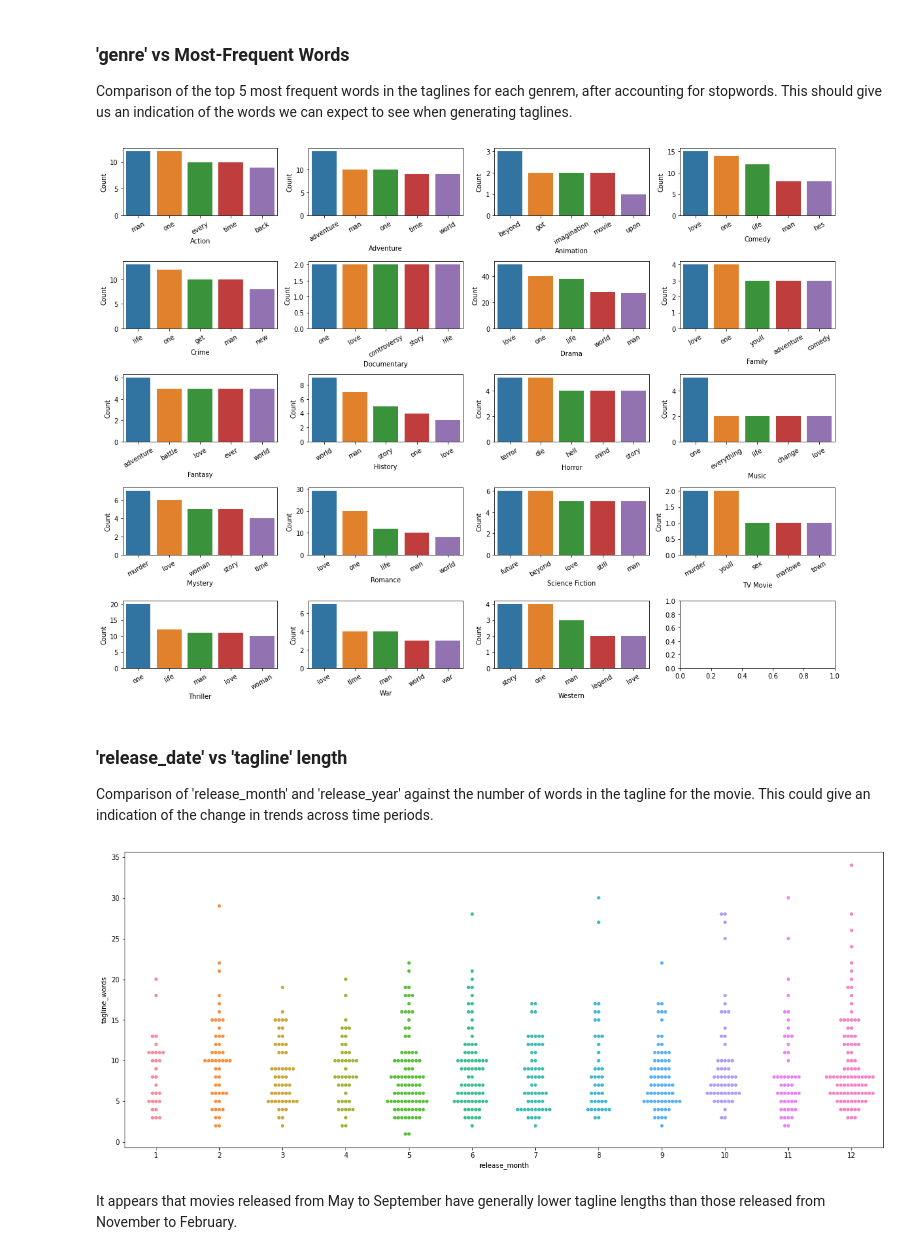
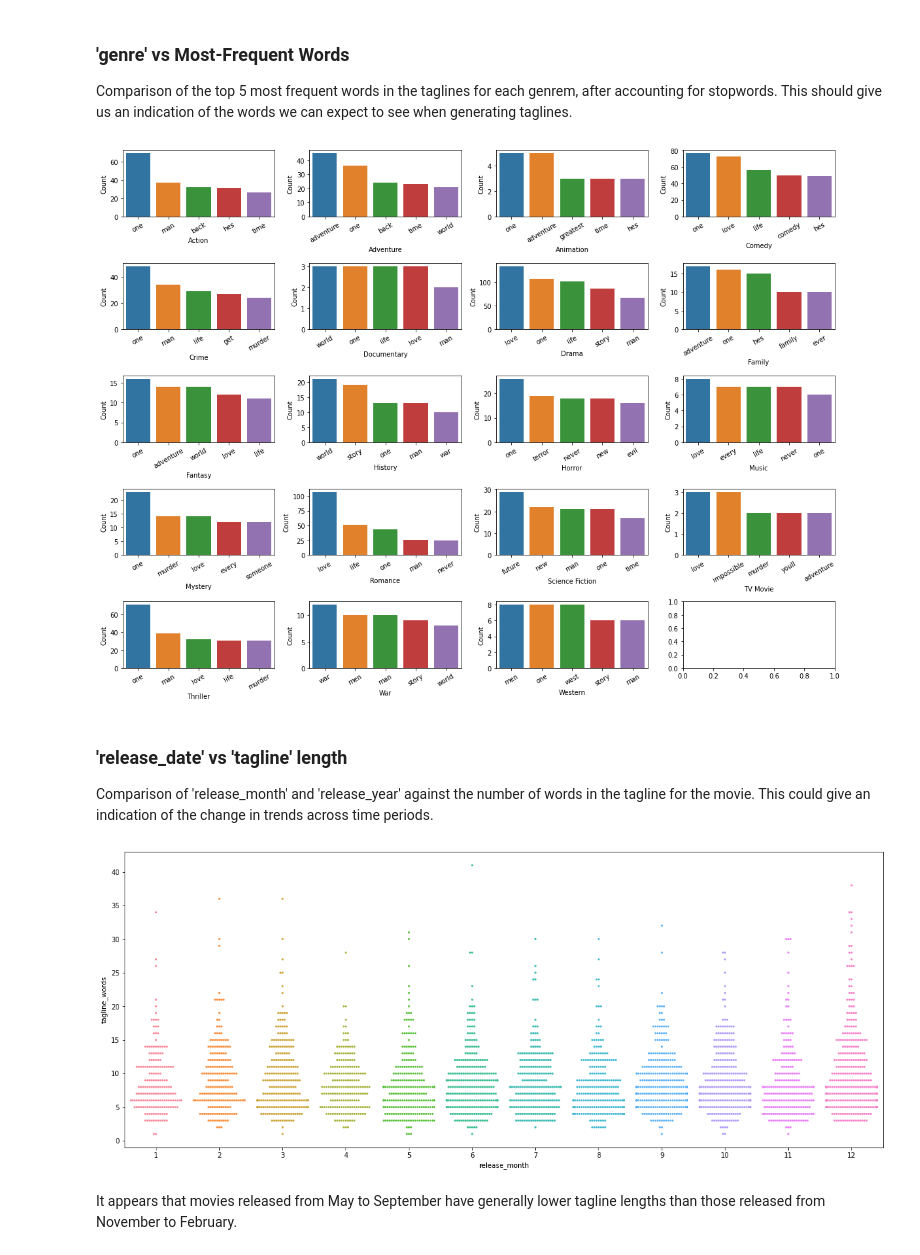
Before and after one commit to Benjamintdk/DSAI-Project, a Jupyter notebook: 01_eda.ipynb, the cells around one changed output. Saved outputs shown, nothing was run; the diff lists cells and outputs as text; code cells hidden in the pictures.

```diff
--- a/01_eda.ipynb
+++ b/01_eda.ipynb
@@ -452,24 +450,22 @@ As evident in the above plot, most of the most-frequent words contribute little
 
 # Most frequent word without stopwords function definition
 
-def freq_words_sw(df, df_sw, var, num):
-    import re
-    from collections import Counter
+def freq_words_sw(df, sw, var, num):
 
     tmpStr = ""
     for i in range(len(df)):
         tmpStr = tmpStr + " " + re.sub(r'[^\w\s]', '', df.iloc[i, df.columns.get_loc(var)])
 
     tmpList = tmpStr.lower().split()
-    Counter = Counter(tmpList)
-    most_freq = Counter.most_common()
+    counter = Counter(tmpList)
+    most_freq = counter.most_common()
 
     df_freq = pd.DataFrame(most_freq, columns =['Word', 'Count'])
 
     i = 0
     while i < len(df_freq):
         tmpStr = df_freq.iloc[i, df_freq.columns.get_loc('Word')]
-        if tmpStr in df_sw.values:
+        if tmpStr in sw:
             df_freq = df_freq.drop(index=df_freq.iloc[i].name)
             i = i - 1
         i = i + 1
@@ -478,9 +474,9 @@ def freq_words_sw(df, df_sw, var, num):
 # %%
 # import stopwords csv and generate new list
 
-df_sw = pd.read_csv('NLTK_sw.csv', header=None)
+sw = stopwords.words('english')
 
-o_top_10_sw = freq_words_sw(df1, df_sw, 'overview',10)
+o_top_10_sw = freq_words_sw(df1, sw, 'overview',10)
 
 f = plt.figure(figsize=(20, 8))
 ax = sb.barplot(x="Count", y="Word", data=o_top_10_sw)
@@ -498,6 +494,7 @@ We will first visualise the distribution of word counts for the taglines.
 # %%
 # number of words in tagline
 
+df1.dropna(subset=["tagline"], inplace=True)
 df1["tagline_words"] = 0
 
 for i in range(len(df1)):
@@ -516,11 +513,11 @@ f, axes = plt.subplots(1, 3, figsize=(24, 6))
 
 ax = sb.countplot(x="tagline_words", data=df1,ax = axes[0])
 
-g = sb.boxplot(data = df1["tagline_words"], orient = "h", ax = axes[1])
+g = sb.boxplot(data = df1[["tagline_words"]], orient = "h", ax = axes[1])
 g.set(yticklabels=[])
 g.set_xlabel('tagline_words')
 
-g = sb.violinplot(data = df1["tagline_words"], orient = "h", ax = axes[2])
+g = sb.violinplot(data = df1[["tagline_words"]], orient = "h", ax = axes[2])
 g.set(yticklabels=[])
 g.set_xlabel('tagline_words')
 # %% [output]
@@ -578,14 +575,14 @@ Comparison of genres against the number of words in the tagline for the movie. T
 # %%
 # genre vs number of words in tagline
 
-f, axes = plt.subplots(5, 4, figsize=(20, 24))
+f, axes = plt.subplots(5, 4, figsize=(40, 48))
 
 count = 0
 for var in df_genre:
     df_tmp = df1.loc[df1[var] == 1].copy()
     df_tmp.loc[:,var] = df_tmp.loc[:,var].astype("category")
 
-    ax1 = sb.swarmplot(x="tagline_words", y=var, data=df_tmp, ax=axes[int(count/4), int(count%4)])
+    ax1 = sb.swarmplot(x="tagline_words", y=var, data=df_tmp, ax=axes[int(count/4), int(count%4)], size=3)
     ax1.set_xticks(range(0,35))
     ax1.xaxis.set_major_locator(tc.MultipleLocator(5))
     ax1.xaxis.set_major_formatter(tc.ScalarFormatter())
@@ -601,20 +598,20 @@ Comparison of the top 5 most frequent words in the taglines for each genrem, aft
 # %%
 # genre vs number of words in tagline
 
 f, axes = plt.subplots(5, 4, figsize=(16, 12))
 
 count = 0
 for var in df_genre:
     df_tmp = df1[df1[var] == 1]
-    g_top_5_sw = freq_words_sw(df_tmp, df_sw, 'tagline', 5)
+    g_top_5_sw = freq_words_sw(df_tmp, sw, 'tagline', 5)
     ax1 = sb.barplot(y="Count", x="Word", data=g_top_5_sw, ax=axes[int(count/4), int(count%4)])
     ax1.set(xlabel=var)
     plt.setp(ax1.get_xticklabels(), rotation=30)
     count = count+1
 
 plt.tight_layout()
 # %% [output]
-[figure, old version]
+[figure, new version]
 # %% [markdown]
 ### 'release_date' vs 'tagline' length
 Comparison of 'release_month' and 'release_year' against the number of words in the tagline for the movie. This could give an indication of the change in trends across time periods.
@@ -622,9 +619,9 @@ Comparison of 'release_month' and 'release_year' against the number of words in
 # release month vs number of words in tagline
 
 f = plt.figure(figsize=(20, 8))
-ax2 = sb.swarmplot(x='release_month', y="tagline_words", data=df1)
+ax2 = sb.swarmplot(x='release_month', y="tagline_words", data=df1, size=3)
 # %% [output]
-[figure, old version]
+[figure, new version]
 # %% [markdown]
 It appears that movies released from May to September have generally lower tagline lengths than those released from November to February.
 # %%
```
Also changed, not shown: parts of 31 cells of this notebook, 24 other files.
